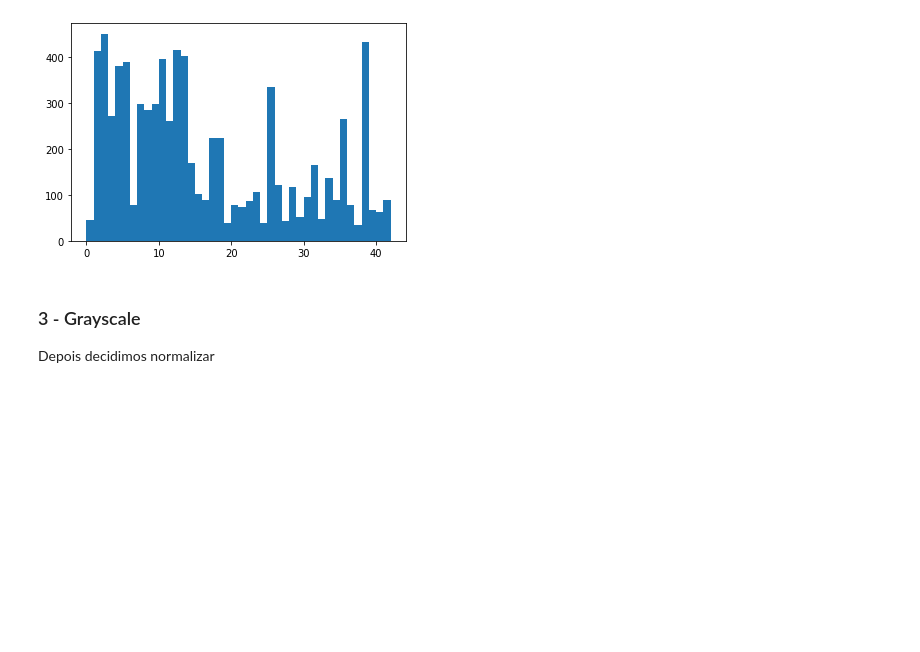
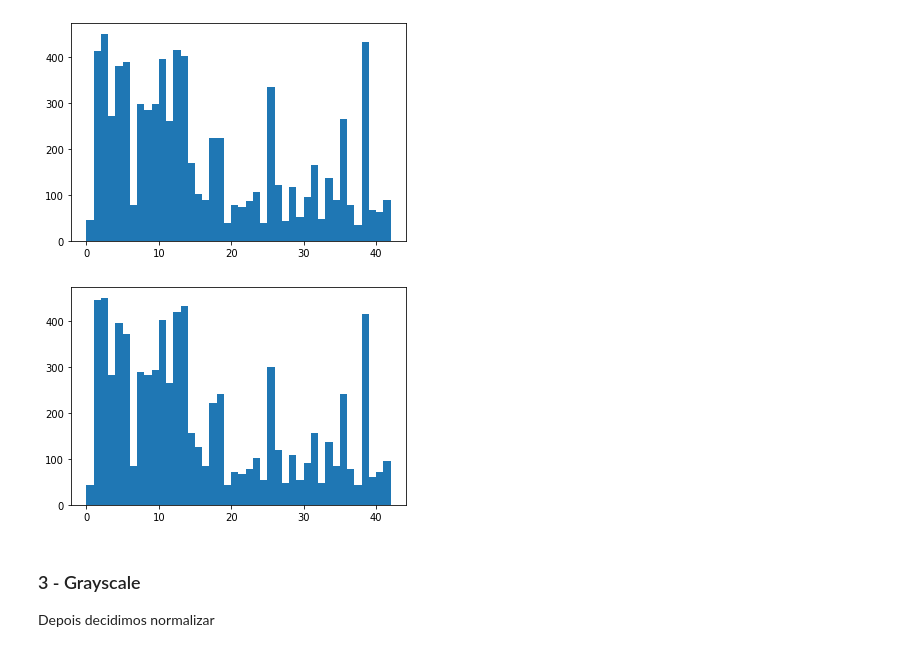
Before and after one commit to HerouFenix/taa-traffic-sign-identification, a Jupyter notebook: Project1.ipynb, the cells around one changed output. Saved outputs shown, nothing was run; the diff lists cells and outputs as text; code cells hidden in the pictures; blank space fills up the shorter version.

```diff
--- a/Project1.ipynb
+++ b/Project1.ipynb
@@ -97,15 +97,22 @@ def create_cv_random(x_train, y_train):
     return x_cv, y_cv
 
 def create_cv_equitative(x_train, y_train):
-    # Get the cross validation set
+    label_dic = {}
+    for i in range(43):
+        label_dic[str(i)] = []
+
+    for i in range(len(y_train)):
+        label_dic[str(y_train[i])].append(x_train[i])
+
     x_cv = []
     y_cv = []
-    for i in range(int(0.2*len(x_train))): # Randomly move 20% of the training examples into the cross-validation set
-        index = random.randint(0, len(x_train)-1)
-        x_cv.append(x_train.pop(index))
-        y_cv.append(y_train.pop(index))
+    for label in label_dic:
+        for i in range(int(0.2*len(label_dic[label]))):
+            index = random.randint(0, len(label_dic[label]) -1)
+            y_cv.append(int(label))
+            x_cv.append(label_dic[label].pop(index))
 
-    return x_cv, y_cv
+    return shuffle(x_cv, y_cv)
 
 def open_set(path_test, path_train, gray = False, cv_random = True):
 
@@ -148,7 +155,7 @@ def open_set(path_test, path_train, gray = False, cv_random = True):
 
     return x_test, y_test, x_train, y_train, x_cv, y_cv
 # %%
-x_test, y_test, x_train, y_train, x_cv, y_cv = open_set("./Dataset/PickledData/Test_rgb.p", "./Dataset/PickledData/Train_rgb.p")
+x_test, y_test, x_train, y_train, x_cv, y_cv = open_set("./Dataset/PickledData/Test_rgb.p", "./Dataset/PickledData/Train_rgb.p", cv_random=True)
 # %% [markdown]
 ### Step 2 - Treat the data (Normalize and Shuffle)
 # %%
@@ -318,6 +326,11 @@ plot_acc_per_class(conf_mat_rel)
 plot_cv_per_class(y_cv)
 # %% [output]
 [figure]
+# %%
+plot_cv_per_class(y_train)
+plot_cv_per_class(y_cv)
+# %% [output]
+[figure, added]
 # %% [markdown]
 ### 3 - Grayscale
 Depois decidimos normalizar
```
Also changed, not shown: parts of 1 cell of this notebook.
